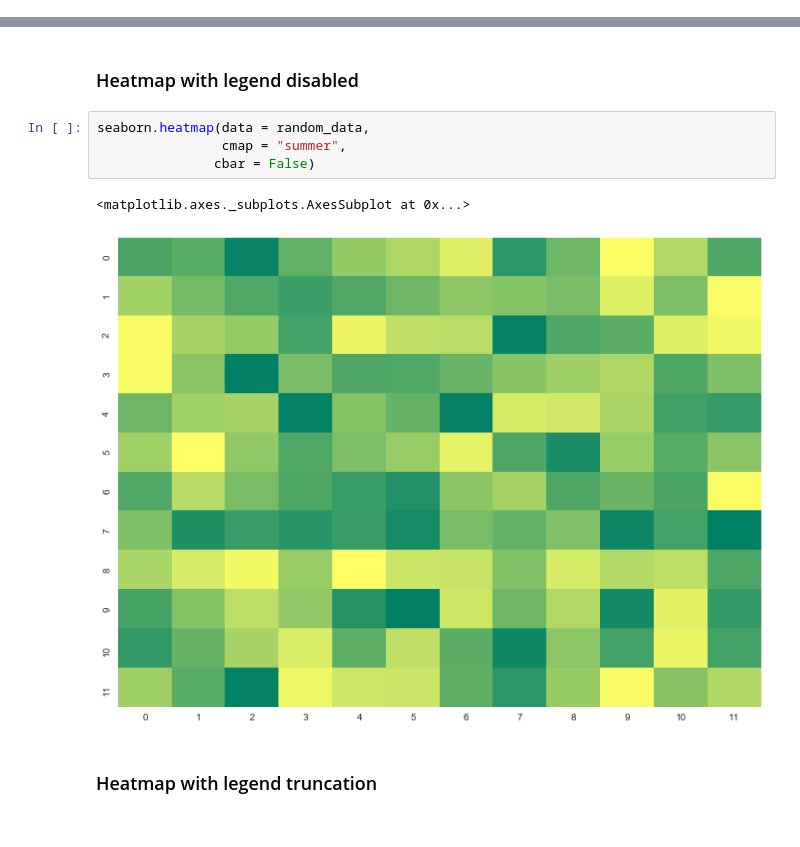
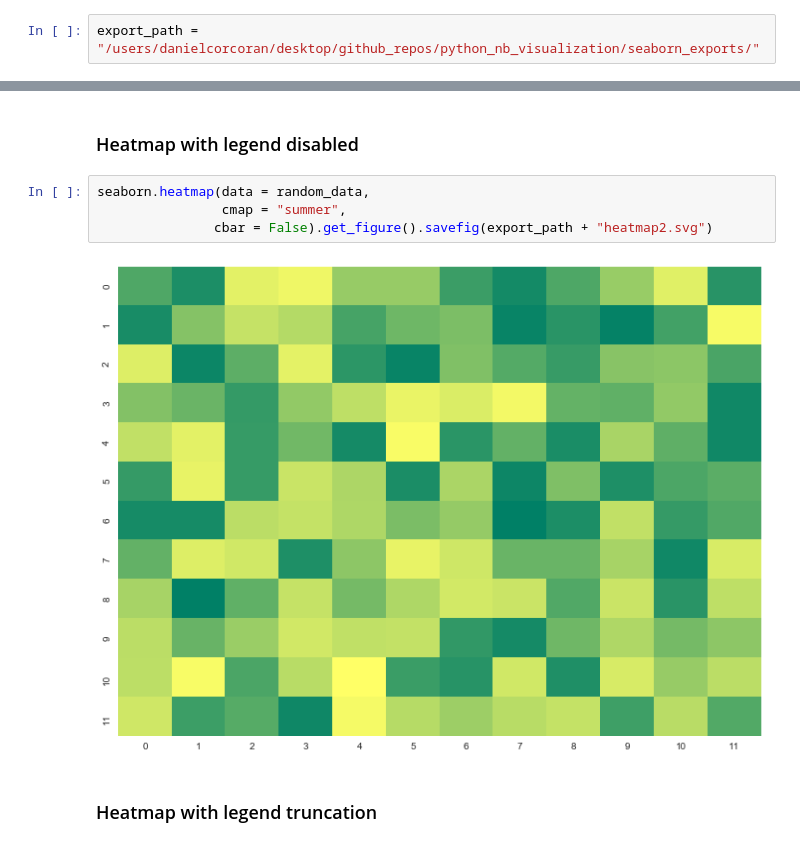
Before and after one commit to danielc92/python_nb_visualization, a Jupyter notebook: notebook_seaborn_heatmaps.ipynb, the cells around one changed output, grey strips where cells are left out. Saved outputs shown, nothing was run; the diff lists cells and outputs as text.

Commit message:
Added savefig to each heatmap in seaborn_heatmaps

```diff
--- a/notebook_seaborn_heatmaps.ipynb
+++ b/notebook_seaborn_heatmaps.ipynb
@@ -9,3 +11,5 @@ import numpy
+# %%
+export_path = "/users/danielcorcoran/desktop/github_repos/python_nb_visualization/seaborn_exports/"
 # %% [markdown]
 ## Show available colour palettes
 # %%
@@ -58,10 +61,9 @@ seaborn.heatmap(data = random_data,
 # %%
 seaborn.heatmap(data = random_data,
                 cmap = "summer",
-               cbar = False)
+               cbar = False).get_figure().savefig(export_path + "heatmap2.svg")
 # %% [output]
-<matplotlib.axes._subplots.AxesSubplot at 0x...>
-[figure, old version]
+[figure, new version]
 # %% [markdown]
 ### Heatmap with legend truncation
 # %%
```
Also changed, not shown: parts of 7 cells of this notebook, 7 other files.
